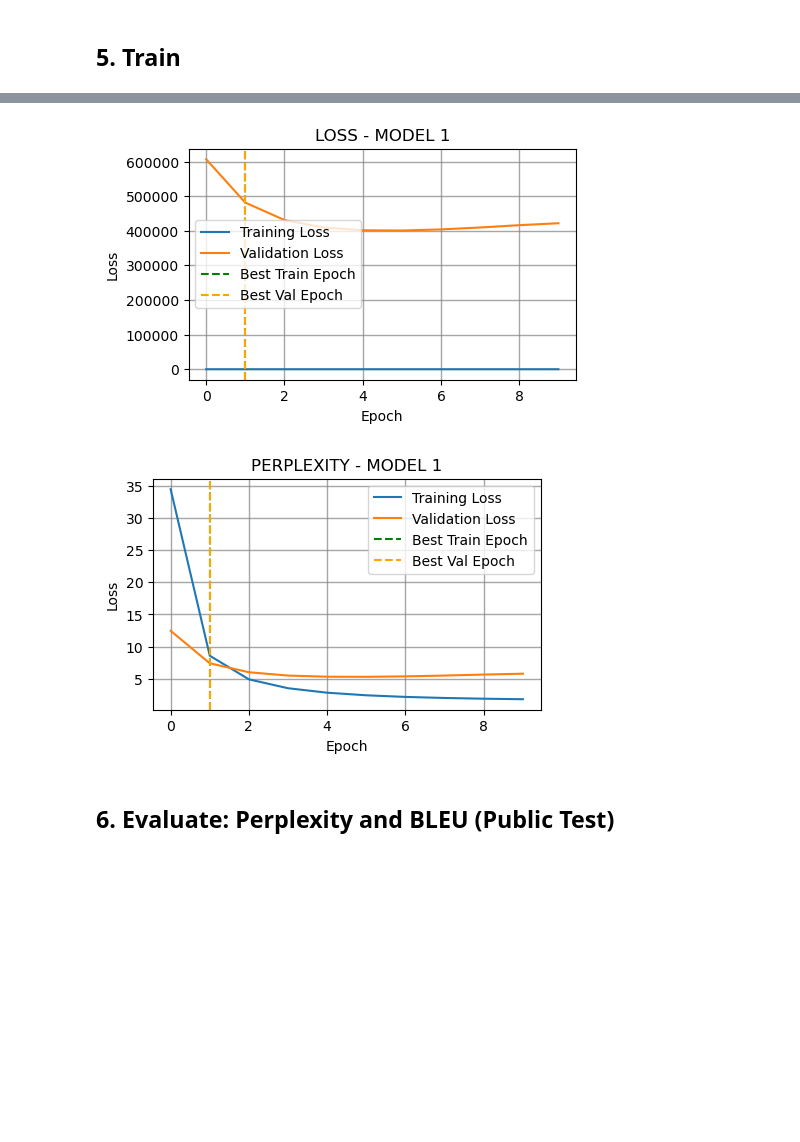
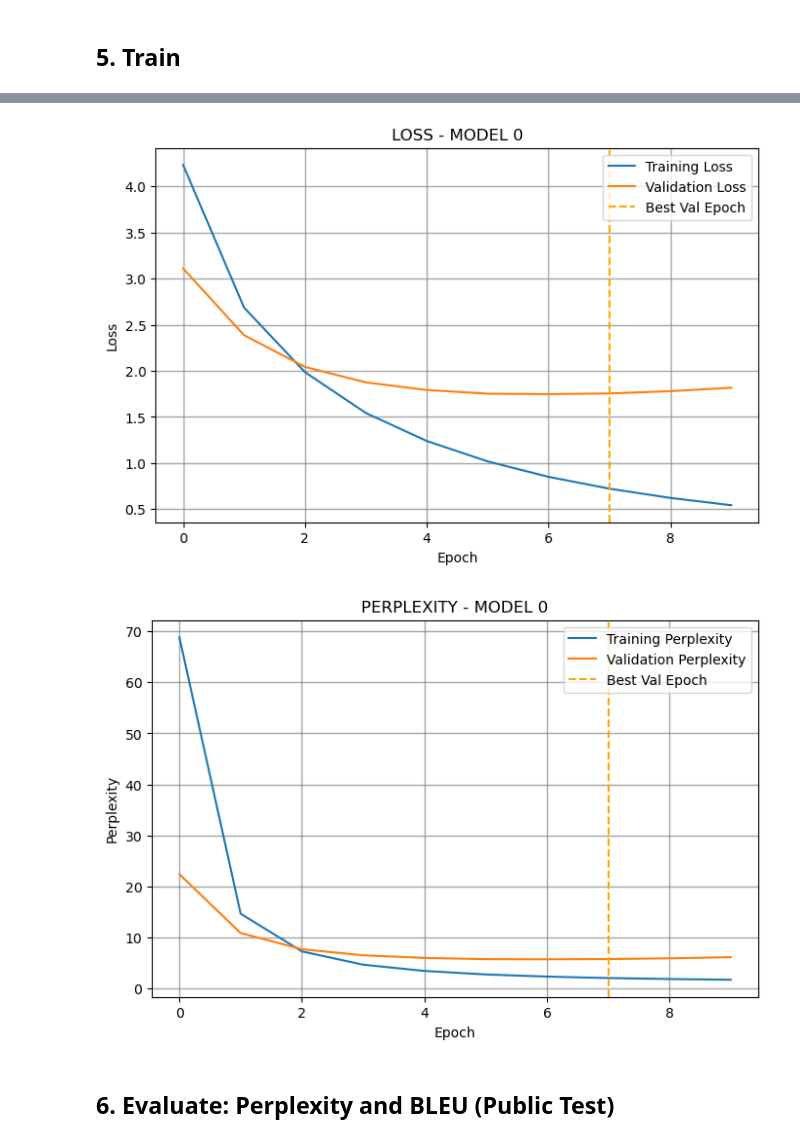
Before and after one commit to MarkusStefan/DLNLP25W, a Jupyter notebook: notebooks/hw2_NMT_train_model.ipynb, the cells around one changed output, grey strips where cells are left out. Saved outputs shown, nothing was run; the diff lists cells and outputs as text; code cells hidden in the pictures; blank space fills up the shorter version.

```diff
--- a/notebooks/hw2_NMT_train_model.ipynb
+++ b/notebooks/hw2_NMT_train_model.ipynb
@@ -10,6 +10,6 @@ Data: the course staff provides `dataset_splits/` in the repo root. No additiona
 ## 0. Setup
 Use `install.sh` or `pip install -r requirements.txt` to set up.
 # %%
-MODEL_NR = [0, 1, 2][1]
+MODEL_NR = [0, 1, 2, 3][2]
 print(f'You chose model {MODEL_NR} - LOL')
 # %% [output]
@@ -237,7 +237,8 @@ src_vocab_size = 30000
 tgt_vocab_size = 30000
 emb_dim = 256
 hid_dim = 512
-layers = 3
+layers = 5
+# backoff_epochs = 3
 dropout = 0.1
 batch_size = 64
 epochs = 10
@@ -367,7 +368,7 @@ if MODEL_NR == 1:
 
 
     class Decoder(nn.Module):
-        def __init__(self, vocab_size, emb_dim, hid_dim, num_layers=1, dropout=0.1):
+        def __init__(self, vocab_size, emb_dim, hid_dim, num_layers=2, dropout=0.1):
             super().__init__()
             self.emb = nn.Embedding(vocab_size, emb_dim, padding_idx=0)
             self.rnn = nn.GRU(emb_dim, hid_dim, num_layers=num_layers, batch_first=True, dropout=dropout if num_layers > 0 else 0.0)
@@ -375,7 +376,6 @@ if MODEL_NR == 1:
 
         def forward(self, tgt_in, hidden):
             emb = self.emb(tgt_in)
-            # Now hidden state matches the layer structure correctly
             out, hidden = self.rnn(emb, hidden)
             return self.fc1(out), hidden
 
@@ -413,6 +516,6 @@ if MODEL_NR == 1:
 # %%
-# MODEL 2: Using GRU, torch.float16, and student-teacher training based on fine-tuned BERT
-if MODEL_NR == 2:
+# MODEL 3: Using GRU, torch.float16, and student-teacher training based on fine-tuned BERT
+if MODEL_NR == 3:
     import transformers
     from transformers import EncoderDecoderModel
     import torch.nn.functional as F
@@ -737,36 +837,36 @@ Saved checkpoint: checkpoints/checkpoint_last_1.pt
 # %%
 # plot losses
 import matplotlib.pyplot as plt
 import numpy as np
 
-def plot_loss(train_loss_history=None, val_loss_history=None, best_train_epoch=None, best_val_epoch=None, title=None):
+def plot_loss(train_loss_history=None, val_loss_history=None, best_train_epoch=None, best_val_epoch=None, title=None, metric_name='Loss'):
     '''Plotting utility for training/validation loss curves.'''
-    plt.figure(figsize=(5, 3))
+    plt.figure(figsize=(8, 5))
     assert train_loss_history is not None or val_loss_history is not None, "At least one loss history must be provided."
     if train_loss_history is not None:
-        plt.plot(train_loss_history, label='Training Loss')
+        plt.plot(train_loss_history, label=f'Training {metric_name}')
     if val_loss_history is not None:
-        plt.plot(val_loss_history, label='Validation Loss')
+        plt.plot(val_loss_history, label=f'Validation {metric_name}')
     plt.xlabel('Epoch')
-    plt.ylabel('Loss')
-    plt.title(title if title is not None else 'Loss over Epochs')
+    plt.ylabel(metric_name)
+    plt.title(title if title is not None else f'{metric_name} over Epochs')
     if best_train_epoch is not None:
         plt.axvline(x=best_train_epoch, color='green', linestyle='--', label='Best Train Epoch')
     if best_val_epoch is not None:
         plt.axvline(x=best_val_epoch, color='orange', linestyle='--', label='Best Val Epoch')
     # ensure x axis ticks are discrete, only plot every second tick if too many epochs
     if len(train_loss_history) > 10:
         plt.xticks(ticks=np.arange(0, len(train_loss_history), 2), labels=np.arange(0, len(train_loss_history), 2))
-    plt.legend()
+    plt.legend(loc='upper right')
     plt.grid(color='gray', alpha=0.7, linewidth=1)
     plt.show()
 
 
-plot_loss(evals.get('train_loss'), evals.get('val_loss'), best_train_epoch = 1, best_val_epoch = 1, title = f'LOSS - MODEL {MODEL_NR}')
-plot_loss(evals.get('train_perplexity'), evals.get('val_perplexity'), best_train_epoch = 1, best_val_epoch = 1, title = f'PERPLEXITY - MODEL {MODEL_NR}')
+plot_loss(evals.get('train_loss'), evals.get('val_loss'), best_val_epoch=best_epoch, title = f'LOSS - MODEL {MODEL_NR}', metric_name='Loss')
+plot_loss(evals.get('train_perplexity'), evals.get('val_perplexity'), best_val_epoch=best_epoch, title = f'PERPLEXITY - MODEL {MODEL_NR}', metric_name='Perplexity')
 # %% [output]
-[figure, old version]
+[figure, new version]
-[figure, old version]
+[figure, new version]
 # %% [markdown]
 ## 6. Evaluate: Perplexity and BLEU (Public Test)
 # %% [markdown]
```
Also changed, not shown: parts of 7 cells of this notebook, 2 other files.
